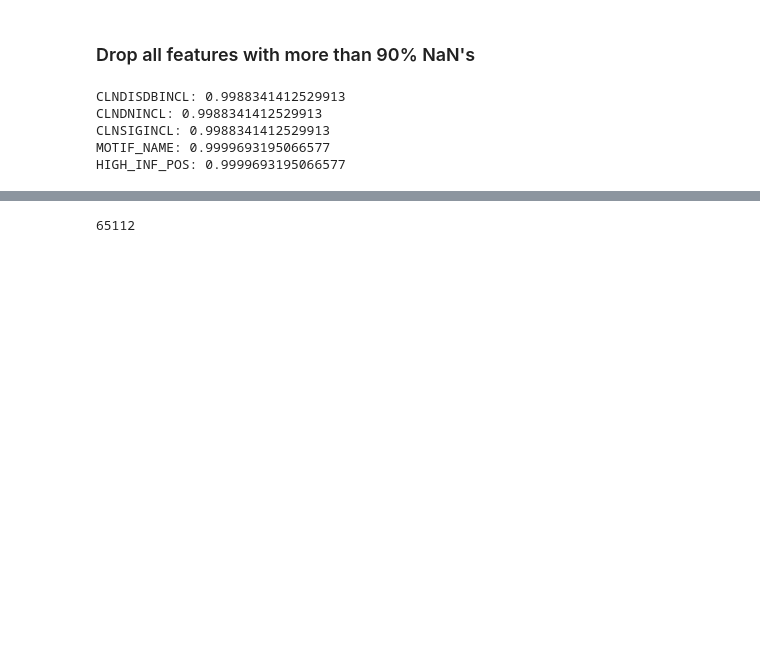
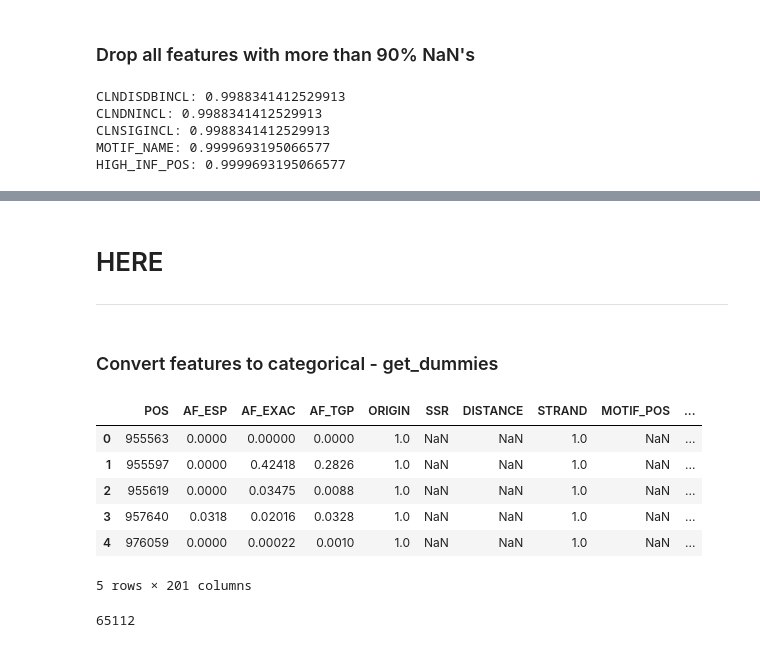
Before and after one commit to brendanmcgivern/data-science, a Jupyter notebook: ml_capstone/ml_capstone_final.ipynb, the cells around one changed output, grey strips where cells are left out. Saved outputs shown, nothing was run; the diff lists cells and outputs as text; code cells hidden in the pictures; blank space fills up the shorter version.

```diff
--- a/ml_capstone/ml_capstone_final.ipynb
+++ b/ml_capstone/ml_capstone_final.ipynb
@@ -110,3 +117,8 @@ CLNDNINCL: 0.9988341412529913
 CLNSIGINCL: 0.9988341412529913
 MOTIF_NAME: 0.9999693195066577
 HIGH_INF_POS: 0.9999693195066577
+# %%
+X = X.loc[:, ~X.columns.isin(to_drop_nans)]
+
+for item in to_drop_nans:
+    convert_cat.remove(item)
@@ -112,0 +143,4 @@ HIGH_INF_POS: 0.9999693195066577
+# %%
+X = pd.get_dummies(data=X, columns=['SYMBOL'])
+# %%
+X.loc[df['SYMBOL'].isnull(), X.columns.str.startswith("SYMBOL_")] = np.nan
@@ -113,18 +169,33 @@ HIGH_INF_POS: 0.9999693195066577
+# %% [markdown]
+# HERE
+----
+# %% [markdown]
+### Convert features to categorical - get_dummies
 # %%
 # Deleting duplicate rows
 X = X.loc[:,~X.columns.duplicated()]
 
 # Drop cols with too many unique values
-# X = X.loc[:, ~X.columns.isin(to_drop)]
+X = X.loc[:, ~X.columns.isin(to_drop)]
 
 # Get dummies - conver to categroical
 # dummy_na=True
 # X = pd.get_dummies(data=X, columns=convert_cat)
 
 # CLNDISDBINCL
-X = pd.get_dummies(data=X, columns=['CDS_position'])
+X = pd.get_dummies(data=X, columns=convert_cat)
 
 # X
 
 # X.loc[X['CHROM'].isnull(), X.columns.str.startswith("CHROM_")] = np.nan
 # .fillna(np.nan)
+# %%
+X.head()
+# %% [output]
+|  | POS | AF_ESP | AF_EXAC | AF_TGP | ORIGIN | SSR | DISTANCE | STRAND | MOTIF_POS | ... |
+| 0 | 955563 | 0.0000 | 0.00000 | 0.0000 | 1.0 | NaN | NaN | 1.0 | NaN | ... |
+| 1 | 955597 | 0.0000 | 0.42418 | 0.2826 | 1.0 | NaN | NaN | 1.0 | NaN | ... |
+| 2 | 955619 | 0.0000 | 0.03475 | 0.0088 | 1.0 | NaN | NaN | 1.0 | NaN | ... |
+| 3 | 957640 | 0.0318 | 0.02016 | 0.0328 | 1.0 | NaN | NaN | 1.0 | NaN | ... |
+| 4 | 976059 | 0.0000 | 0.00022 | 0.0010 | 1.0 | NaN | NaN | 1.0 | NaN | ... |
+5 rows × 201 columns
```
Also changed, not shown: parts of 30 cells of this notebook.
